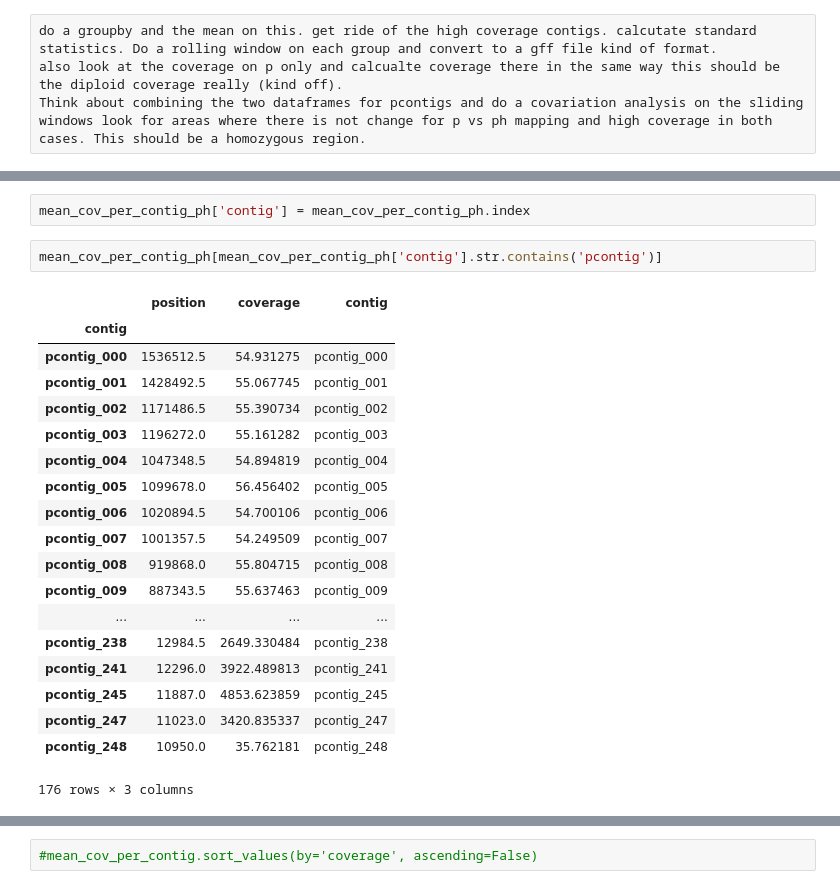
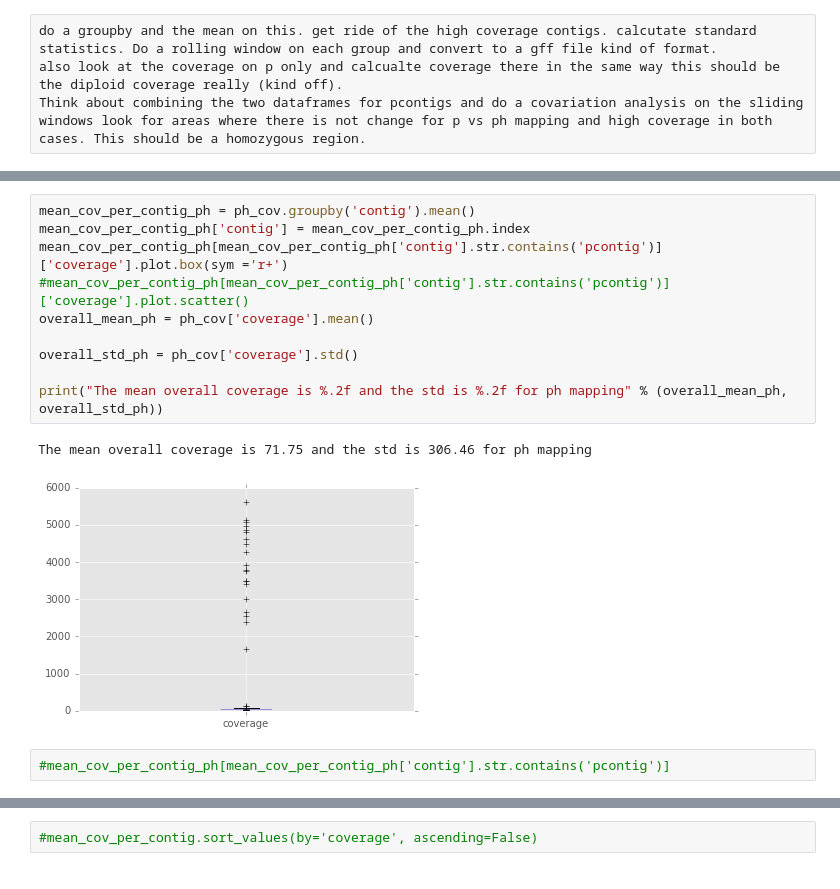
Before and after one commit to BenjaminSchwessinger/Pst_104E_analysis, a Jupyter notebook: 02062017_coverage_analysis_training.ipynb, the cells around one changed output, grey strips where cells are left out. Saved outputs shown, nothing was run; the diff lists cells and outputs as text.

```diff
--- a/02062017_coverage_analysis_training.ipynb
+++ b/02062017_coverage_analysis_training.ipynb
@@ -34,24 +34,15 @@ The mean overall coverage is 132.15 and the std is 429.36
-# %%
-mean_cov_per_contig_ph['contig'] = mean_cov_per_contig_ph.index
+# %%
+mean_cov_per_contig_ph = ph_cov.groupby('contig').mean()
+mean_cov_per_contig_ph['contig'] = mean_cov_per_contig_ph.index
+mean_cov_per_contig_ph[mean_cov_per_contig_ph['contig'].str.contains('pcontig')]['coverage'].plot.box(sym ='r+')
+#mean_cov_per_contig_ph[mean_cov_per_contig_ph['contig'].str.contains('pcontig')]['coverage'].plot.scatter()
+overall_mean_ph = ph_cov['coverage'].mean()
+
+overall_std_ph = ph_cov['coverage'].std()
+
+print("The mean overall coverage is %.2f and the std is %.2f for ph mapping" % (overall_mean_ph, overall_std_ph))
+# %% [output]
+The mean overall coverage is 71.75 and the std is 306.46 for ph mapping
+[figure, added]
 # %%
-mean_cov_per_contig_ph[mean_cov_per_contig_ph['contig'].str.contains('pcontig')]
+#mean_cov_per_contig_ph[mean_cov_per_contig_ph['contig'].str.contains('pcontig')]
-# %% [output]
-|  | position | coverage | contig |
-| contig |  |  |  |
-| pcontig_000 | 1536512.5 | 54.931275 | pcontig_000 |
-| pcontig_001 | 1428492.5 | 55.067745 | pcontig_001 |
-| pcontig_002 | 1171486.5 | 55.390734 | pcontig_002 |
-| pcontig_003 | 1196272.0 | 55.161282 | pcontig_003 |
-| pcontig_004 | 1047348.5 | 54.894819 | pcontig_004 |
-| pcontig_005 | 1099678.0 | 56.456402 | pcontig_005 |
-| pcontig_006 | 1020894.5 | 54.700106 | pcontig_006 |
-| pcontig_007 | 1001357.5 | 54.249509 | pcontig_007 |
-| pcontig_008 | 919868.0 | 55.804715 | pcontig_008 |
-| pcontig_009 | 887343.5 | 55.637463 | pcontig_009 |
-| ... | ... | ... | ... |
-| pcontig_238 | 12984.5 | 2649.330484 | pcontig_238 |
-| pcontig_241 | 12296.0 | 3922.489813 | pcontig_241 |
-| pcontig_245 | 11887.0 | 4853.623859 | pcontig_245 |
-| pcontig_247 | 11023.0 | 3420.835337 | pcontig_247 |
-| pcontig_248 | 10950.0 | 35.762181 | pcontig_248 |
-176 rows × 3 columns
```
Also changed, not shown: parts of 66 cells of this notebook, 1 other file.
